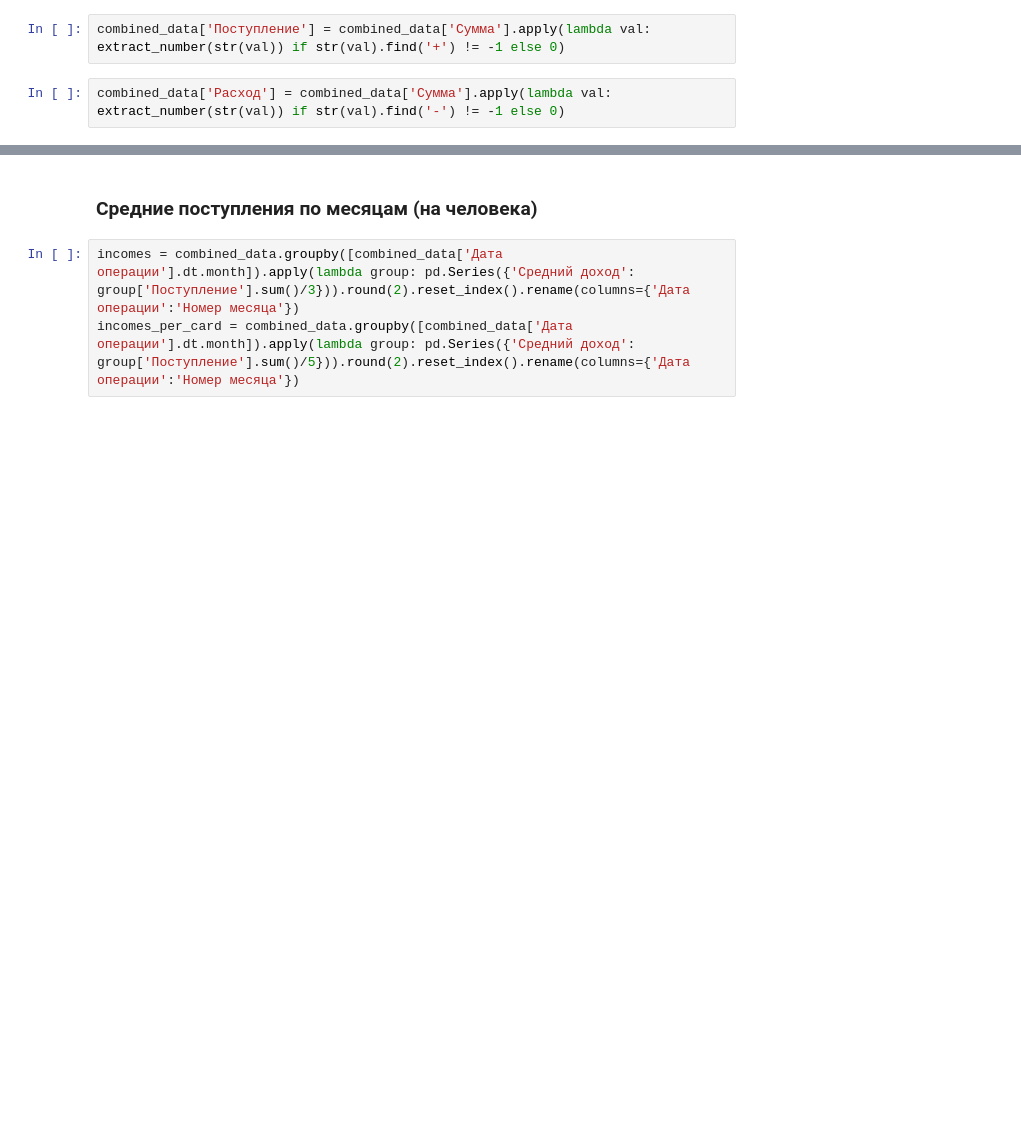
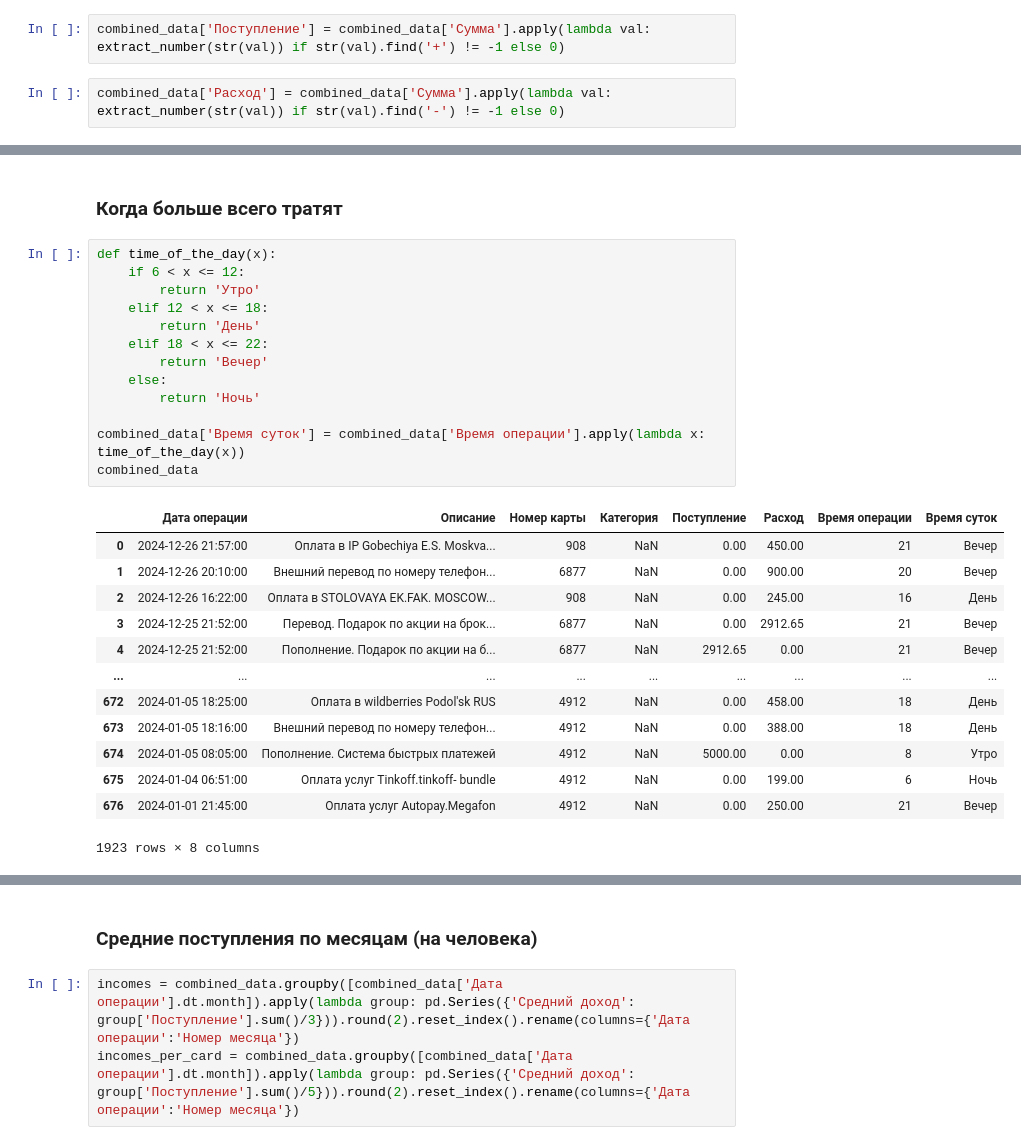
Before and after one commit to pkrinitsyna/project_cb, a Jupyter notebook: Обработка выписок.ipynb, the cells around one changed output, grey strips where cells are left out. Drawn from its saved outputs; the diff is of its cells as text; blank space fills up the shorter version.

```diff
--- a/Обработка выписок.ipynb
+++ b/Обработка выписок.ipynb
@@ -58,0 +65,29 @@ combined_data.drop('Сумма', axis=1)
+# %% [markdown]
+### Когда больше всего тратят
+# %%
+def time_of_the_day(x):
+    if 6 < x <= 12:
+        return 'Утро'
+    elif 12 < x <= 18:
+        return 'День'
+    elif 18 < x <= 22:
+        return 'Вечер'
+    else:
+        return 'Ночь'
+
+combined_data['Время суток'] = combined_data['Время операции'].apply(lambda x: time_of_the_day(x))
+combined_data
+# %% [output]
+|  | Дата операции | Описание | Номер карты | Категория | Поступление | Расход | Время операции | Время суток |
+| 0 | 2024-12-26 21:57:00 | Оплата в IP Gobechiya E.S. Moskva... | 908 | NaN | 0.00 | 450.00 | 21 | Вечер |
+| 1 | 2024-12-26 20:10:00 | Внешний перевод по номеру телефон... | 6877 | NaN | 0.00 | 900.00 | 20 | Вечер |
+| 2 | 2024-12-26 16:22:00 | Оплата в STOLOVAYA EK.FAK. MOSCOW... | 908 | NaN | 0.00 | 245.00 | 16 | День |
+| 3 | 2024-12-25 21:52:00 | Перевод. Подарок по акции на брок... | 6877 | NaN | 0.00 | 2912.65 | 21 | Вечер |
+| 4 | 2024-12-25 21:52:00 | Пополнение. Подарок по акции на б... | 6877 | NaN | 2912.65 | 0.00 | 21 | Вечер |
+| ... | ... | ... | ... | ... | ... | ... | ... | ... |
+| 672 | 2024-01-05 18:25:00 | Оплата в wildberries Podol'sk RUS | 4912 | NaN | 0.00 | 458.00 | 18 | День |
+| 673 | 2024-01-05 18:16:00 | Внешний перевод по номеру телефон... | 4912 | NaN | 0.00 | 388.00 | 18 | День |
+| 674 | 2024-01-05 08:05:00 | Пополнение. Система быстрых платежей | 4912 | NaN | 5000.00 | 0.00 | 8 | Утро |
+| 675 | 2024-01-04 06:51:00 | Оплата услуг Tinkoff.tinkoff- bundle | 4912 | NaN | 0.00 | 199.00 | 6 | Ночь |
+| 676 | 2024-01-01 21:45:00 | Оплата услуг Autopay.Megafon | 4912 | NaN | 0.00 | 250.00 | 21 | Вечер |
+1923 rows × 8 columns
```
Also changed, not shown: parts of 15 cells of this notebook.
